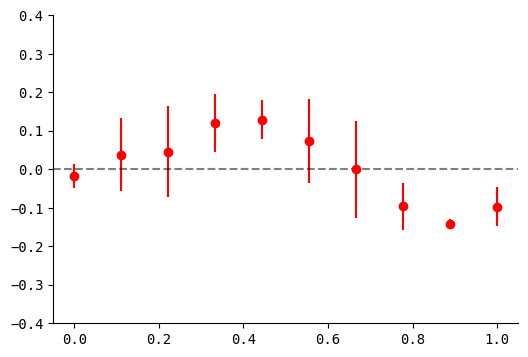
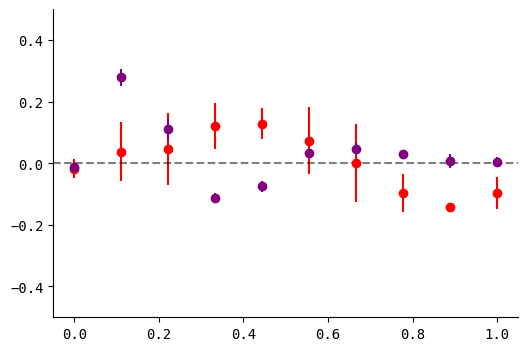
Unified diff of the notebook cell whose output changed from the first chart to the second:
--- before
+++ after
@@ -4,11 +4,11 @@
 std_error_R350 = np.std(errors_R350, axis=0)
 
-# errors_R800 = [intensities_from_images_R800[i] - sim_con_R800[0:len(intensities_from_images_R800[i])] for i in range(len(intensities_from_images_R800))]
-# mean_error_R800 = np.mean(errors_R800, axis=0)
-# std_error_R800 = np.std(errors_R800, axis=0)
+errors_R800 = [intensities_from_images_R800[i] - sim_con_R800[0:len(intensities_from_images_R800[i])] for i in range(len(intensities_from_images_R800))]
+mean_error_R800 = np.mean(errors_R800, axis=0)
+std_error_R800 = np.std(errors_R800, axis=0)
 
 fig, ax = plt.subplots(figsize=(6,4))
 ax.errorbar(data_x, mean_error_R350, yerr=std_error_R350, fmt="o", color="red")
-# ax.errorbar(x, mean_error_R800, yerr=std_error_R800, fmt="o", color="purple")
+ax.errorbar(data_x, mean_error_R800, yerr=std_error_R800, fmt="o", color="purple")
 ax.axhline(0, color="black", linestyle="--", alpha=0.5)
-ax.set_ylim([-0.4, 0.4])
+ax.set_ylim([-0.5, 0.5])

Commit: new analysis